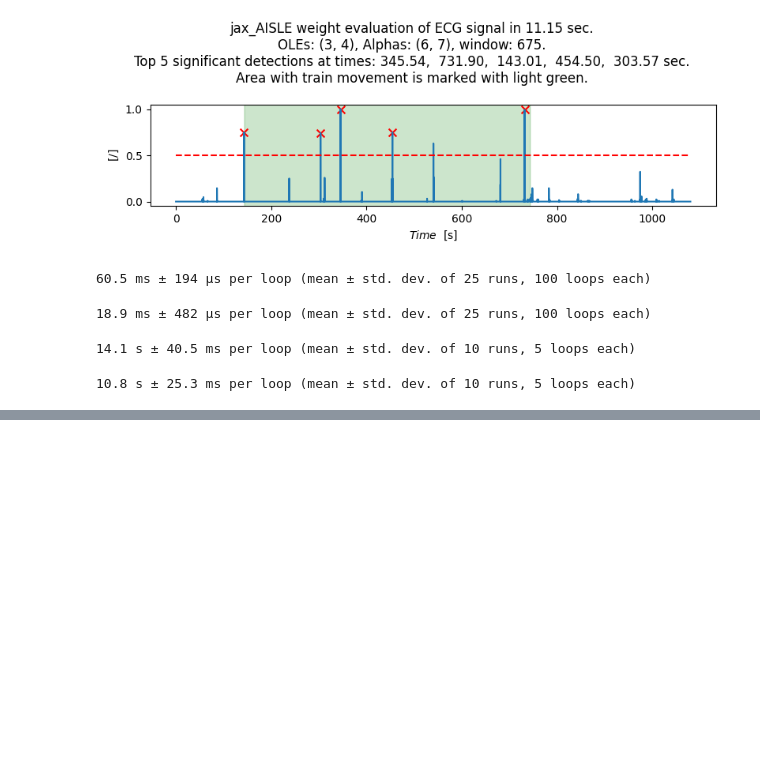
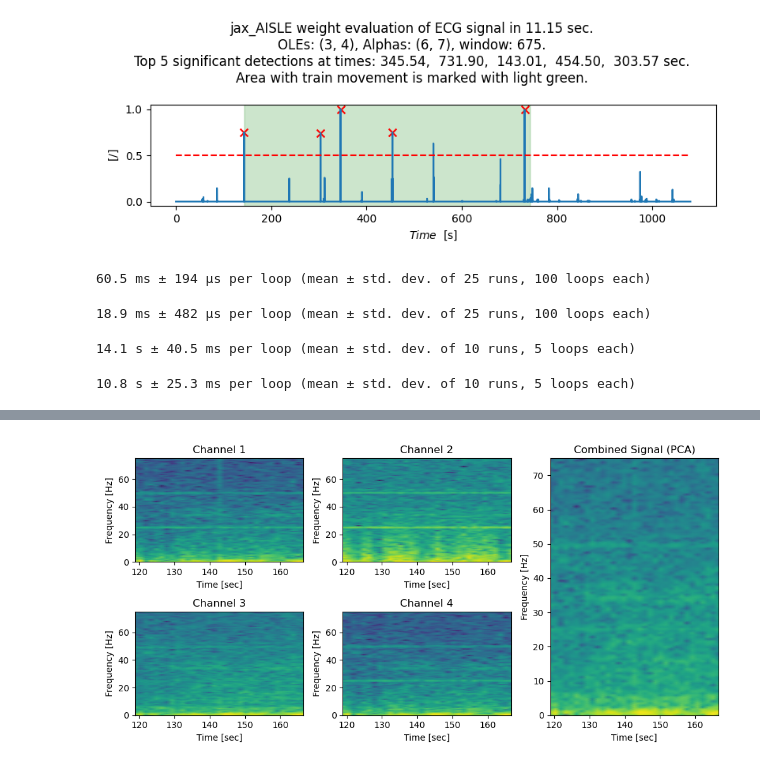
Before and after one commit to carnosi/AISLEX, a Jupyter notebook: examples/Example_3_Polarization_Anomaly_Detection.ipynb, the cells around one changed output, grey strips where cells are left out. Saved outputs shown, nothing was run; the diff lists cells and outputs as text; code cells hidden in the pictures; blank space fills up the shorter version.

Commit message:
anomaly detail view

```diff
--- a/examples/Example_3_Polarization_Anomaly_Detection.ipynb
+++ b/examples/Example_3_Polarization_Anomaly_Detection.ipynb
@@ -461,0 +467,42 @@ plt.savefig("../test_local/images/3_jaxAISLE.svg")
+# %%
+# Select desider detail location and window spread
+target_sec = 143
+spread = 50
+
+start_sample = int((target_sec - spread / 2) * fs)
+end_sample = int((target_sec + spread / 2) * fs)
+time_offset = target_sec - spread / 2  # This will help to adjust the time axis
+
+fig = plt.figure(figsize=(10, 5))
+ax1 = plt.subplot2grid((2, 3), (0, 0))
+ax2 = plt.subplot2grid((2, 3), (0, 1))
+ax3 = plt.subplot2grid((2, 3), (1, 0))
+ax4 = plt.subplot2grid((2, 3), (1, 1))
+ax_combined = plt.subplot2grid((2, 3), (0, 2), rowspan=2)
+
+axes = [ax1, ax2, ax3, ax4, ax_combined]
+
+for ax, channel, title in zip([ax1, ax2, ax3, ax4],
+                                [ch1, ch2, ch3, ch4],
+                                ['Channel 1', 'Channel 2', 'Channel 3', 'Channel 4']):
+    f, t, Sxx = spectrogram(channel[start_sample:end_sample], fs, window=window, nfft=nfft)
+    ax.pcolormesh(t + time_offset, f, 10 * np.log10(Sxx), shading='gouraud')
+    ax.set_title(title)
+    ax.set_ylabel('Frequency [Hz]')
+    ax.set_xlabel('Time [sec]')
+
+# Plot spectrogram for the combined signal
+f_combined, t_combined, Sxx_combined = spectrogram(combined_signal[start_sample:end_sample], fs, window=window, nfft=nfft)
+ax_combined.pcolormesh(t_combined + time_offset, f_combined, 10 * np.log10(Sxx_combined), shading='gouraud')
+ax_combined.set_title('Combined Signal (PCA)')
+ax_combined.set_ylabel('Frequency [Hz]')
+ax_combined.set_xlabel('Time [sec]')
+
+# Link x-axis (time) across all plots
+for ax in axes:
+    ax.sharex(axes[0])
+
+plt.tight_layout()
+plt.show()
+# %% [output]
+[figure, added]
```
Also changed, not shown: parts of 2 cells of this notebook.
